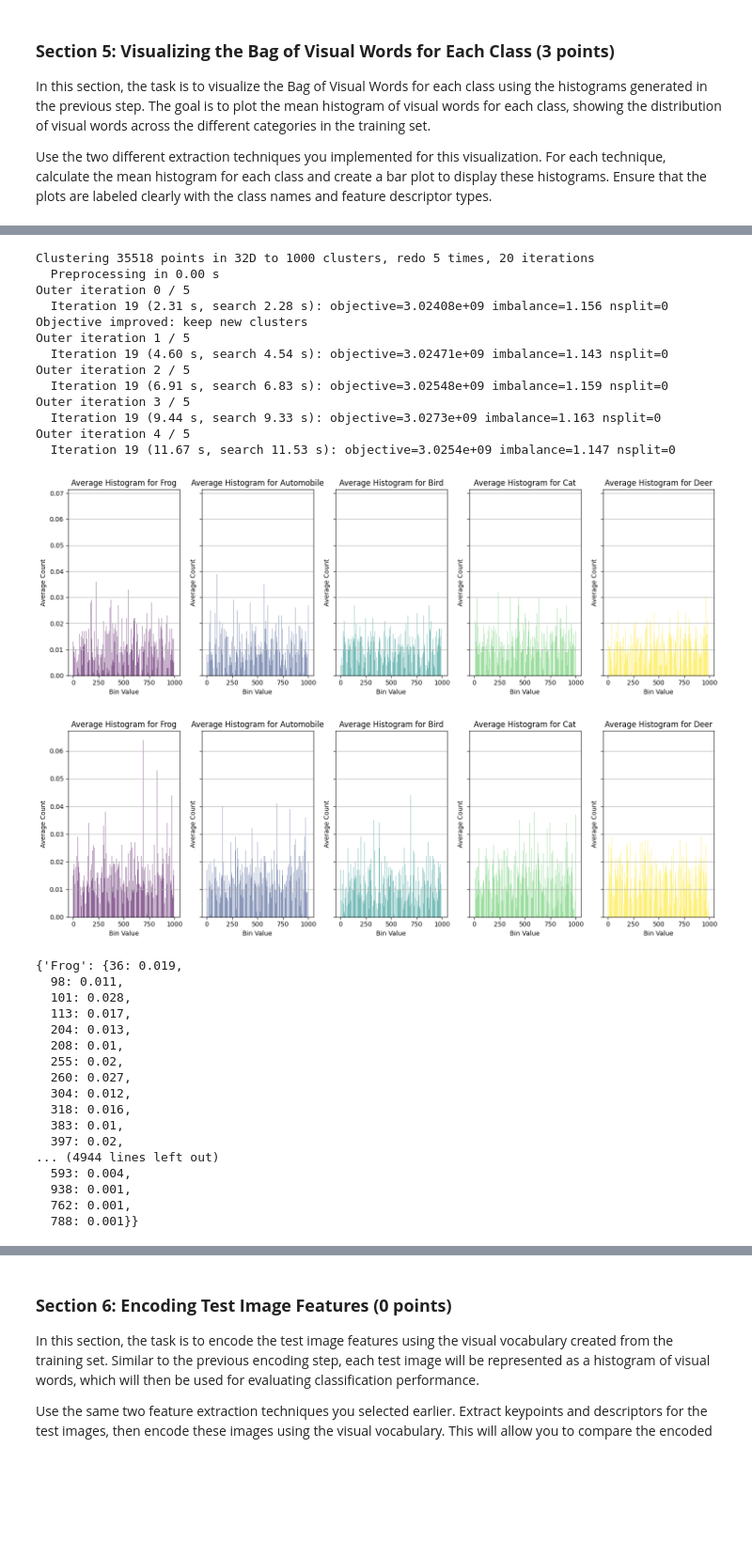
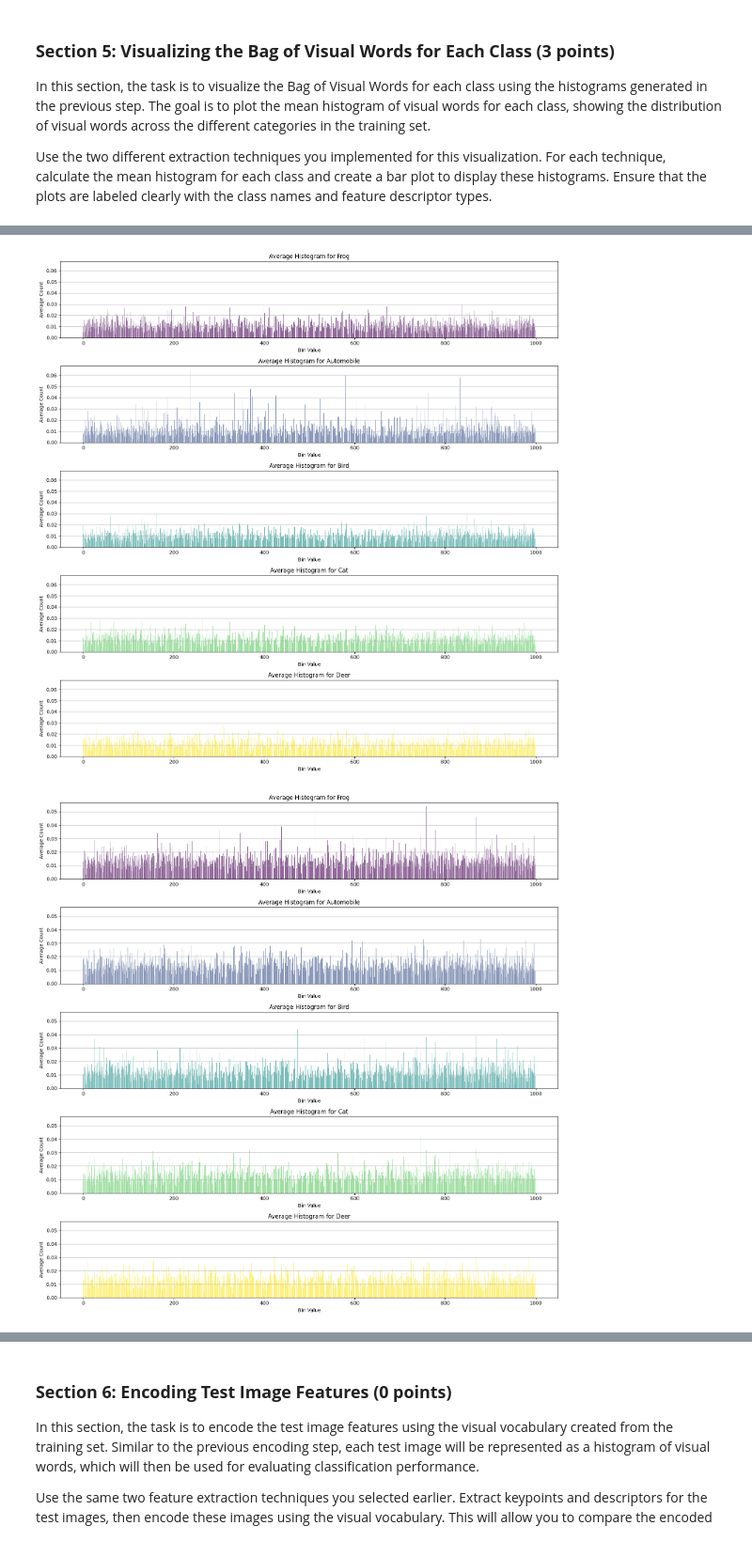
Before and after one commit to matthias-hagenauer/cv1_labs, a Jupyter notebook: cv1-lab-final-1/cv1-final-lab-part-1.ipynb, the cells around one changed output, grey strips where cells are left out. Shown at 94% size. Saved outputs shown, nothing was run; the diff lists cells and outputs as text; code cells hidden in the pictures; blank space fills up the shorter version.

```diff
--- a/cv1-lab-final-1/cv1-final-lab-part-1.ipynb
+++ b/cv1-lab-final-1/cv1-final-lab-part-1.ipynb
@@ -355,7 +355,7 @@ def get_relevant_points(features, assignments, clusters_wanted):
     return filtered_features, filtered_assignments
 
 # gets the centroids - returns a dict - e.g.{"orb_.3":[(1.2), ...], "sift_.5":[...]}
-def get_centroids(train_images, percentages = [.3, .5], methods = ["orb", "sift"], visualize=True, number_of_clusters_to_display=10):
+def get_centroids(train_images, percentages = [.3, .5], methods = ["orb", "sift"], num_centroids=1000, visualize=True, number_of_clusters_to_display=10):
     centroids_dict = {}
     for percent in percentages:
         if percent < 1:
@@ -368,7 +368,7 @@ def get_centroids(train_images, percentages = [.3, .5], methods = ["orb", "sift"
                 sampled_images = train_images
         for method in methods:
             features = extract_features(sampled_images, method)
-            centroids, assignments = kmeans(features)
+            centroids, assignments = kmeans(features, num_centroids)
 
 
             if visualize:
@@ -560,19 +559,19 @@ def get_mean_histogram(centroids, train_images, train_labels, visualize = True,
         num_classes = len(average_histograms)
         bin_labels = list(average_histograms.values())[0].keys()
 
-        fig, axes = plt.subplots(1, num_classes, figsize=(15, 5), sharey=True)
+        fig, axes = plt.subplots(num_classes, 1, figsize=(15, 15), sharey=True)
 
         colors = plt.cm.viridis(np.linspace(0, 1, num_classes))
 
         for i, (class_name, avg_histogram) in enumerate(average_histograms.items()):
             counts = [avg_histogram.get(bin_value, 0) for bin_value in bin_labels]
 
-            axes[i].bar(bin_labels, counts, alpha=0.6, color=colors[i])
+            axes[i,].bar(bin_labels, counts, alpha=0.6, color=colors[i])
 
-            axes[i].set_title(f'Average Histogram for {class_name}')
-            axes[i].set_xlabel('Bin Value')
-            axes[i].set_ylabel('Average Count')
-            axes[i].grid(axis='y')
+            axes[i,].set_title(f'Average Histogram for {class_name}')
+            axes[i,].set_xlabel('Bin Value')
+            axes[i,].set_ylabel('Average Count')
+            axes[i,].grid(axis='y')
 
         plt.tight_layout()
         plt.show()
@@ -581,7 +580,7 @@ def get_mean_histogram(centroids, train_images, train_labels, visualize = True,
 
     return average_histograms
 
-centroids_dict = get_centroids(train_images, visualize=False, percentages=[0.5], methods=["sift", "orb"])
-get_mean_histogram(centroids_dict["sift_0.5"], train_images, train_labels, method="sift")
-get_mean_histogram(centroids_dict["orb_0.5"], train_images, train_labels, method="orb")
+#centroids_dict = get_centroids(train_images, visualize=False, percentages=[1], methods=["sift", "orb"])
+get_mean_histogram(centroids_dict["sift_1"], train_images, train_labels, method="sift")
+get_mean_histogram(centroids_dict["orb_1"], train_images, train_labels, method="orb")
 # %% [output]
@@ -604,32 +587,2 @@ WARNING clustering 35518 points to 1000 centroids: please provide at least 39000
-Clustering 35518 points in 32D to 1000 clusters, redo 5 times, 20 iterations
-  Preprocessing in 0.00 s
-Outer iteration 0 / 5
-  Iteration 19 (2.31 s, search 2.28 s): objective=3.02408e+09 imbalance=1.156 nsplit=0
-Objective improved: keep new clusters
-Outer iteration 1 / 5
-  Iteration 19 (4.60 s, search 4.54 s): objective=3.02471e+09 imbalance=1.143 nsplit=0
-Outer iteration 2 / 5
-  Iteration 19 (6.91 s, search 6.83 s): objective=3.02548e+09 imbalance=1.159 nsplit=0
-Outer iteration 3 / 5
-  Iteration 19 (9.44 s, search 9.33 s): objective=3.0273e+09 imbalance=1.163 nsplit=0
-Outer iteration 4 / 5
-  Iteration 19 (11.67 s, search 11.53 s): objective=3.0254e+09 imbalance=1.147 nsplit=0
-[figure, old version]
+[figure, new version]
-[figure, old version]
+[figure, new version]
-{'Frog': {36: 0.019,
-  98: 0.011,
-  101: 0.028,
-  113: 0.017,
-  204: 0.013,
-  208: 0.01,
-  255: 0.02,
-  260: 0.027,
-  304: 0.012,
-  318: 0.016,
-  383: 0.01,
-  397: 0.02,
-... (4944 lines left out)
-  593: 0.004,
-  938: 0.001,
-  762: 0.001,
-  788: 0.001}}
```
Also changed, not shown: parts of 7 cells of this notebook.
